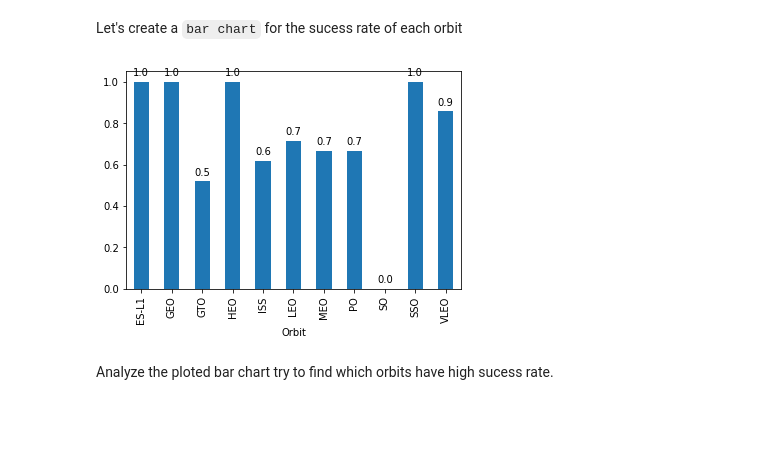
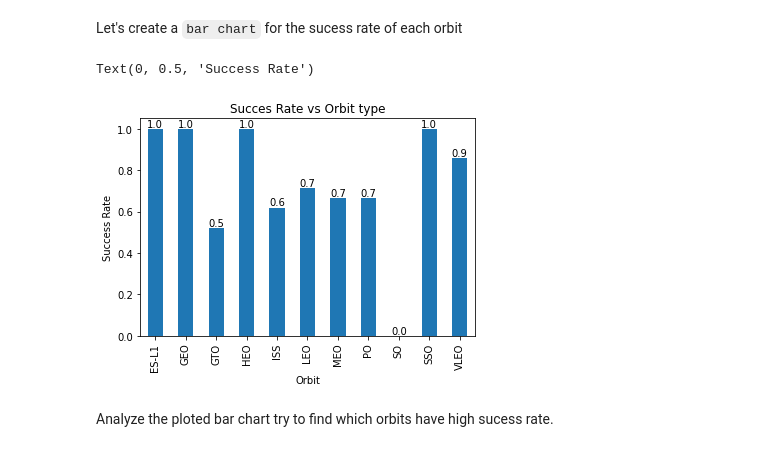
Before and after one commit to eddy-ellis/Data-Science-Course, a Jupyter notebook: EDA with visualization.ipynb, the cells around one changed output. Drawn from its saved outputs; the diff is of its cells as text; code cells hidden in the pictures; blank space fills up the shorter version.

```diff
--- a/EDA with visualization.ipynb
+++ b/EDA with visualization.ipynb
@@ -117,13 +117,17 @@ Let's create a `bar chart` for the sucess rate of each orbit
 # %%
 splot=df.groupby(['Orbit']).mean()['Class'].plot(kind='bar')
 for p in splot.patches:
     splot.annotate(format(p.get_height(), '.1f'),
                    (p.get_x() + p.get_width() / 2., p.get_height()),
                    ha = 'center', va = 'center',
-                   xytext = (0, 9),
+                   xytext = (0, 5),
                    textcoords = 'offset points')
+
+plt.title('Succes Rate vs Orbit type')
+plt.ylabel('Success Rate')
 # %% [output]
+Text(0, 0.5, 'Success Rate')
-[figure, old version]
+[figure, new version]
 # %% [markdown]
 Analyze the ploted bar chart try to find which orbits have high sucess rate.
 # %% [markdown]
```
Also changed, not shown: parts of 3 cells of this notebook, 4 other files.
